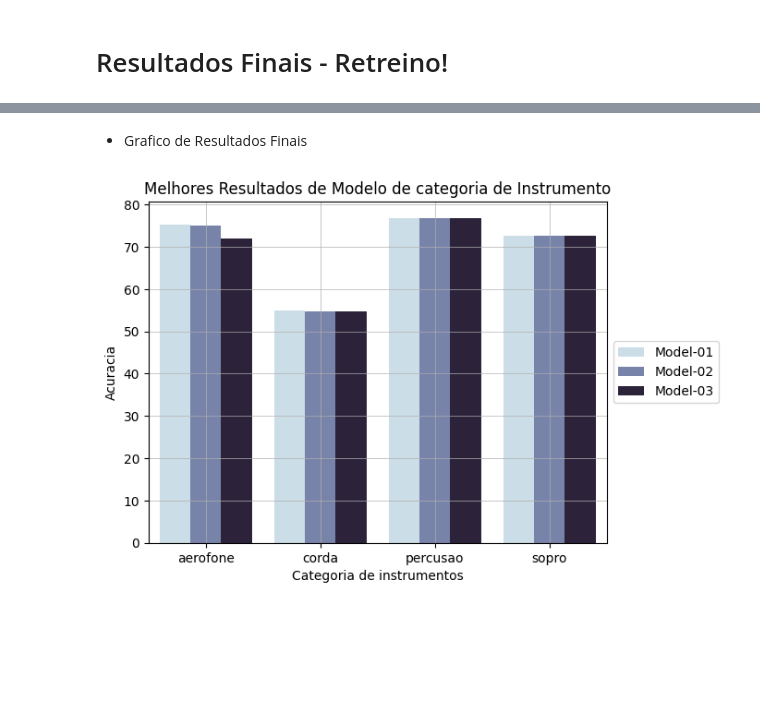
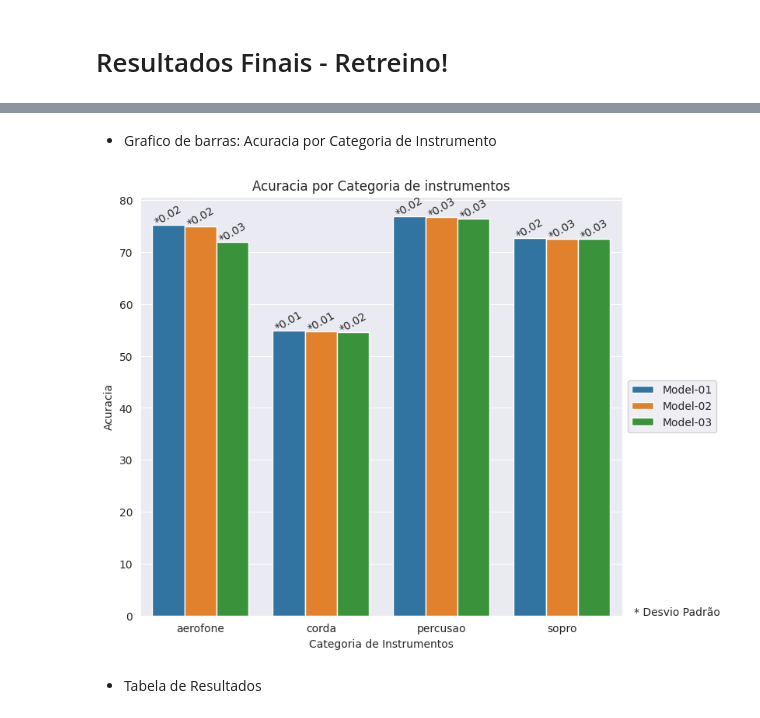
Before and after one commit to Douglas-cc/detected_instruments, a Jupyter notebook: notebooks/avaliacao_models.ipynb, the cells around one changed output, grey strips where cells are left out. Drawn from its saved outputs; the diff is of its cells as text; code cells hidden in the pictures; blank space fills up the shorter version.

```diff
--- a/notebooks/avaliacao_models.ipynb
+++ b/notebooks/avaliacao_models.ipynb
@@ -1267,9 +1395,10 @@ list(results_geral.query("base == 'percusao' & name_model_test == 'Model-03' ")[
 # %%
-model = HistGradientBoostingClassifier(
-    loss= 'categorical_crossentropy',
-    max_bins=107,
-    max_depth=16,
-    min_samples_leaf=18
+model = XGBClassifier(
+    eta = 0.2,
+    gamma = 0,
+    learning_rate = 0.06600340843368926,
+    max_depth=17,
+    subsample=0.5
 )
 
 results_percusao_03 = tm.cross_validate_balancead(k=5, model=model, dataframe=df_inst_percusao_03, y_pred="instrumento", shap=False)
@@ -1687,19 +1933,29 @@ results_final
+# %% [markdown]
+- Grafico de barras: Acuracia por Categoria de Instrumento
+# %%
+sns.set_style("darkgrid")
+
+# Definindo a altura e largura do gráfico
+fig, ax = plt.subplots(figsize=(8, 7))
+
+# Criando o gráfico de barras
+sns.barplot(data=results_final, x="base", y="accuracy_models", hue="name_model_test",  ci="sd", capsize=0.1, ax=ax)
+
+# Adicionando o desvio padrão como texto acima de cada barra
+y = results_final.accuracy_models.round(2)
+std_ac = results_final.std_accuracy_models.round(2)
+
+for i, bar in enumerate(ax.patches):
+    height = bar.get_height()
+    plt.text(bar.get_x() + bar.get_width() / 2, height + 0.01, f'*{std_ac[i]}', ha='center', rotation=30)
+
+plt.title("Acuracia por Categoria de instrumentos")
+plt.text(3.6, 0, '* Desvio Padrão', ha='left')
+plt.legend(loc='center left', bbox_to_anchor=(1, 0.5))
+plt.xlabel("Categoria de Instrumentos")
+plt.ylabel("Acuracia")
+plt.show()
+# %% [output]
+[figure, added]
 # %% [markdown]
-- Grafico de Resultados Finais
+- Tabela de Resultados
-# %%
-sns.barplot(
-    data = results_final,
-    x="base",
-    y="accuracy_models",
-    palette="ch:s=.25,rot=-.25",
-    hue="name_model_test"
-)
-plt.grid(linewidth=0.5)
-
-plt.title("Melhores Resultados de Modelo de categoria de Instrumento")
-plt.legend(loc='center left', bbox_to_anchor=(1, 0.5))
-plt.xlabel("Categoria de instrumentos")
-plt.ylabel("Acuracia")
-plt.show()
-# %% [output]
-[figure, removed]
```
Also changed, not shown: parts of 61 cells of this notebook, 4 other files.
